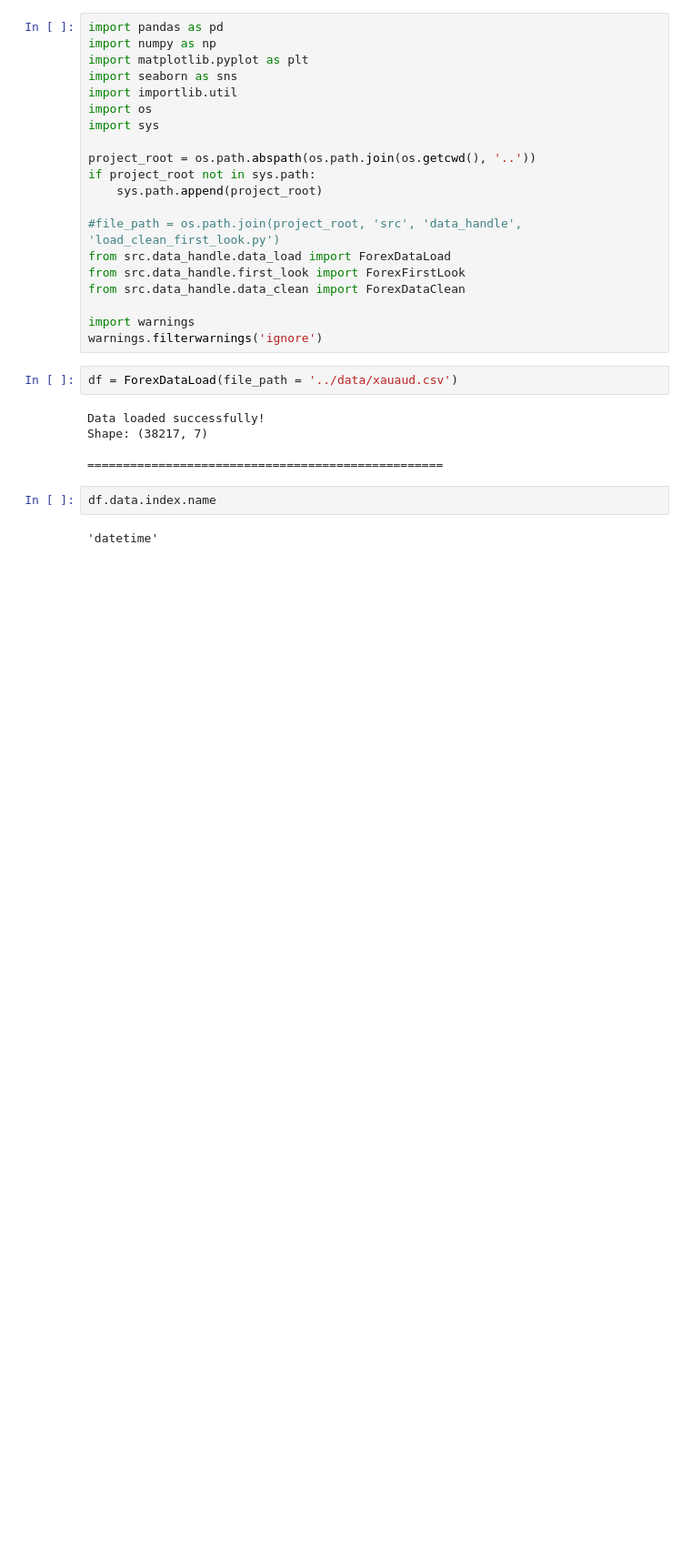
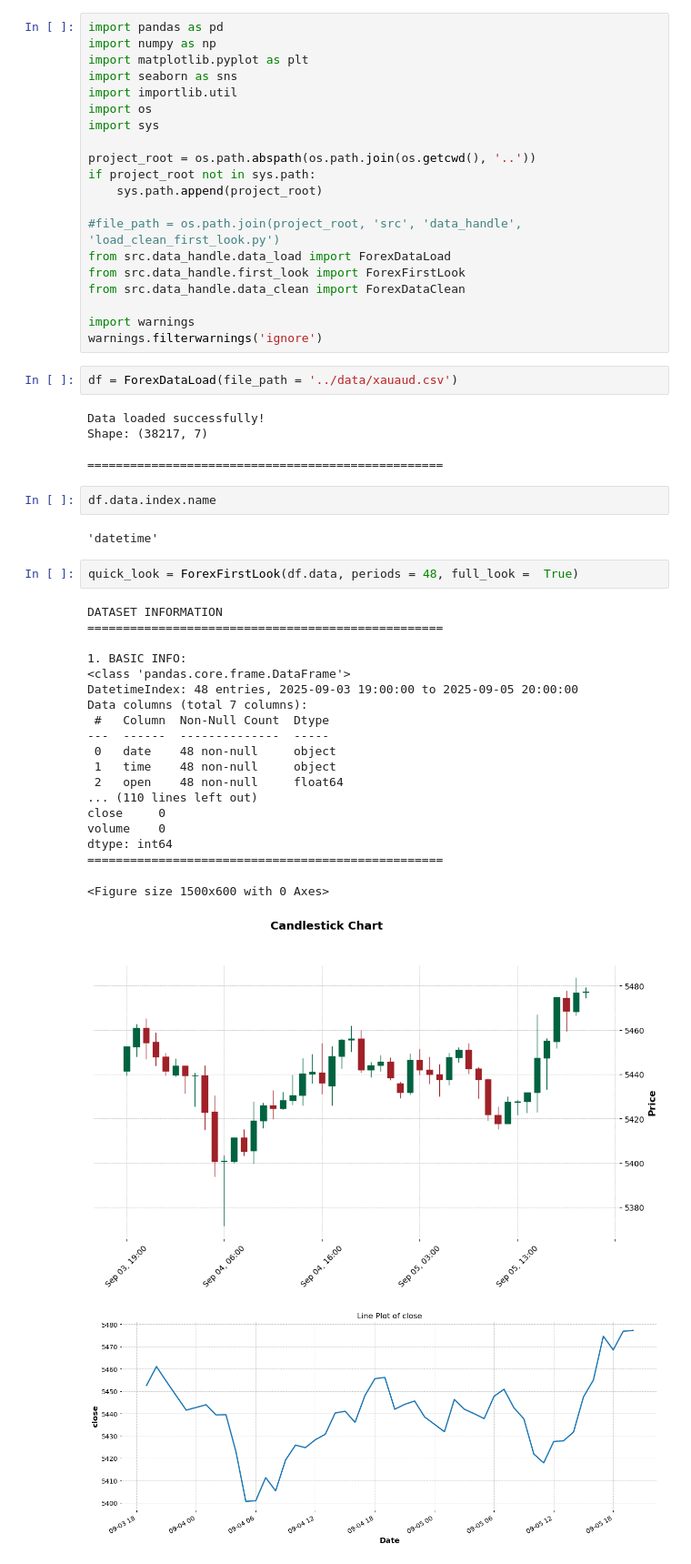
Before and after one commit to AFoivos/Forex_Prediction-, a Jupyter notebook: notebooks/test.ipynb, the cells around one changed output. Shown at 91% size. Drawn from its saved outputs; the diff is of its cells as text; blank space fills up the shorter version.

```diff
--- a/notebooks/test.ipynb
+++ b/notebooks/test.ipynb
@@ -29,3 +29,26 @@ Shape: (38217, 7)
 df.data.index.name
 # %% [output]
 'datetime'
+# %%
+quick_look = ForexFirstLook(df.data, periods = 48, full_look =  True)
+# %% [output]
+DATASET INFORMATION
+==================================================
+
+1. BASIC INFO:
+<class 'pandas.core.frame.DataFrame'>
+DatetimeIndex: 48 entries, 2025-09-03 19:00:00 to 2025-09-05 20:00:00
+Data columns (total 7 columns):
+ #   Column  Non-Null Count  Dtype
+---  ------  --------------  -----
+ 0   date    48 non-null     object
+ 1   time    48 non-null     object
+ 2   open    48 non-null     float64
+... (110 lines left out)
+close     0
+volume    0
+dtype: int64
+==================================================
+<Figure size 1500x600 with 0 Axes>
+[figure, added]
+[figure, added]
```
Also changed, not shown: parts of 3 cells of this notebook, 5 other files.
